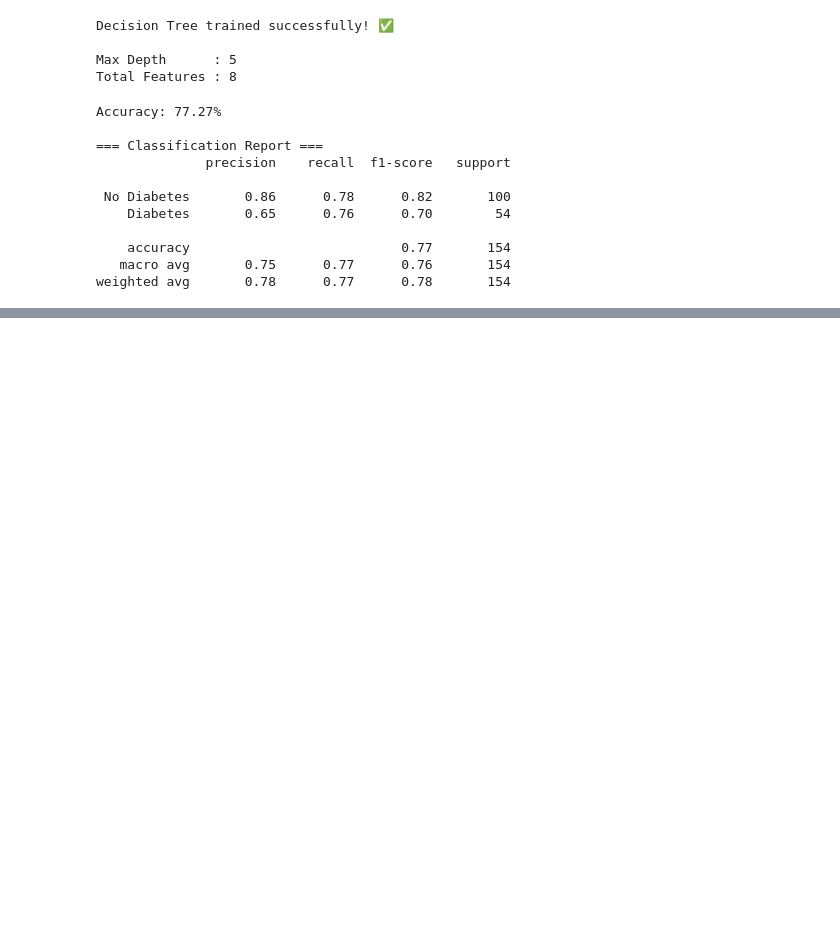
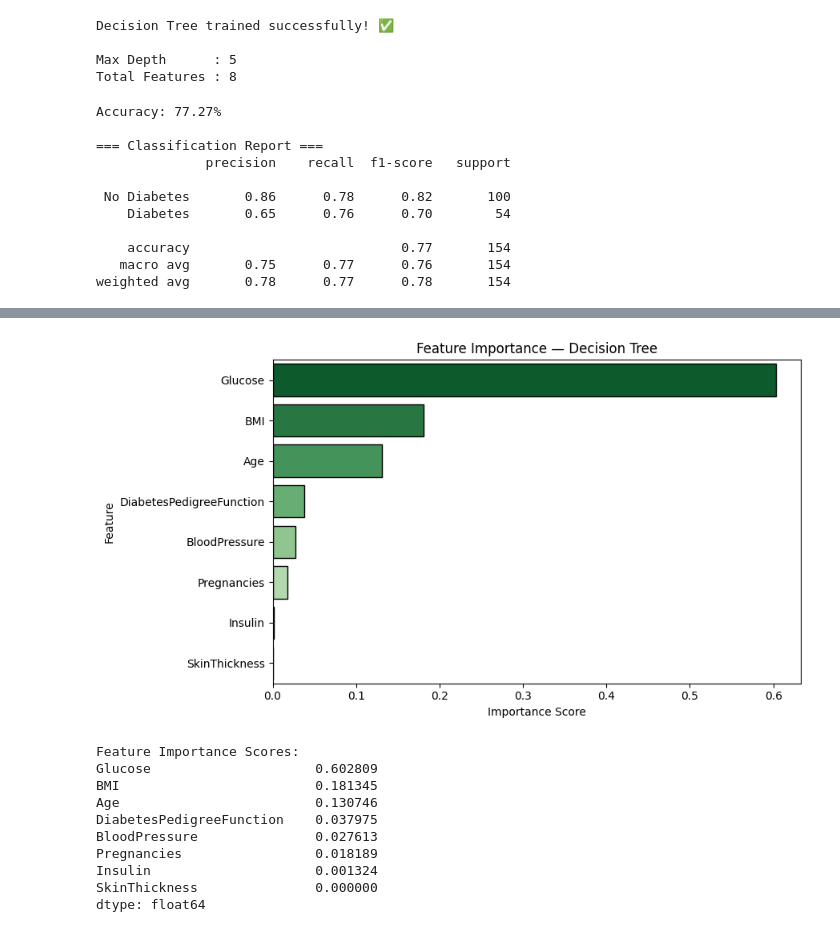
Before and after one commit to abdullah123-collab/Machine_Learning-, a Jupyter notebook: Basics/Comparing_Models/Diabetes/DecisionTree.ipynb, the cells around one changed output, grey strips where cells are left out. Drawn from its saved outputs; the diff is of its cells as text; code cells hidden in the pictures; blank space fills up the shorter version.

```diff
--- a/Basics/Comparing_Models/Diabetes/DecisionTree.ipynb
+++ b/Basics/Comparing_Models/Diabetes/DecisionTree.ipynb
@@ -208,0 +233,28 @@ weighted avg       0.78      0.77      0.78       154
+# %%
+feature_names  = df.drop(columns=['Outcome']).columns
+importances    = pd.Series(model.feature_importances_, index=feature_names)
+importances    = importances.sort_values(ascending=False)
+
+plt.figure(figsize=(9, 5))
+sns.barplot(x=importances.values, y=importances.index,
+            palette='Greens_r', edgecolor='black')
+plt.title('Feature Importance — Decision Tree')
+plt.xlabel('Importance Score')
+plt.ylabel('Feature')
+plt.tight_layout()
+plt.show()
+
+print('\nFeature Importance Scores:')
+print(importances)
+# %% [output]
+[figure, added]
+Feature Importance Scores:
+Glucose                     0.602809
+BMI                         0.181345
+Age                         0.130746
+DiabetesPedigreeFunction    0.037975
+BloodPressure               0.027613
+Pregnancies                 0.018189
+Insulin                     0.001324
+SkinThickness               0.000000
+dtype: float64
```
Also changed, not shown: parts of 2 cells of this notebook.
